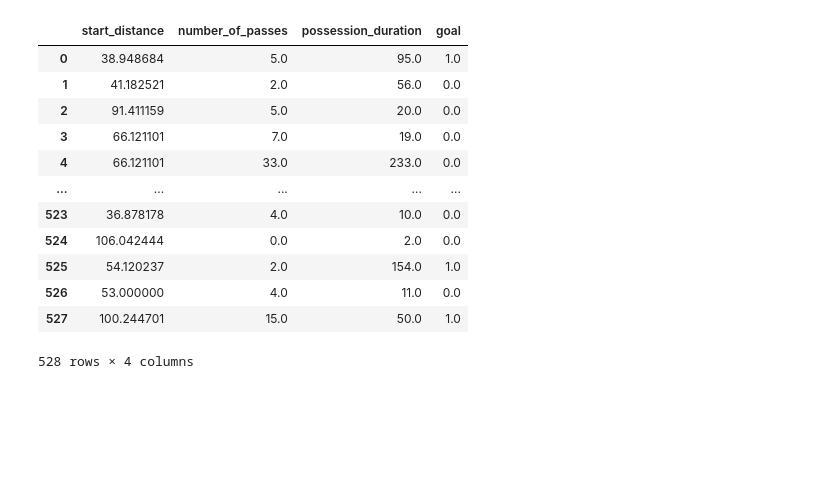
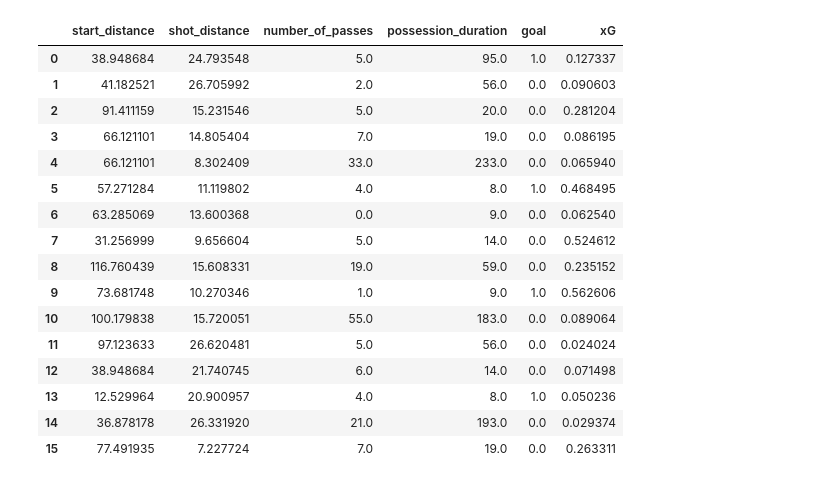
Before and after one commit to jpborsos/SDS358-Barcelona-Project, a Jupyter notebook: Barcelona Counter-Attacking/Barca Counters.ipynb, the cells around one changed output. Saved outputs shown, nothing was run; the diff lists cells and outputs as text; code cells hidden in the pictures; blank space fills up the shorter version.

```diff
--- a/Barcelona Counter-Attacking/Barca Counters.ipynb
+++ b/Barcelona Counter-Attacking/Barca Counters.ipynb
@@ -119,7 +119,7 @@ def check_if_turnover(event):
     return turnover
 # %%
 startLocations = []
-cols = ['start_distance','number_of_passes','possession_duration','goal']
+cols = ['start_distance','shot_distance','number_of_passes','possession_duration','goal','xG']
 data = pd.DataFrame(columns=cols)
 
 for match in LaLigaSeasons['2018/2019']['matches']:
@@ -134,55 +134,66 @@ for match in LaLigaSeasons['2018/2019']['matches']:
             i = index
             endTime = df.iloc[i]['timestamp'][0:8]
             numPasses = 0
+            shotLocation = df.iloc[i]['location']
 
             goal = 0
             if row['shot']['outcome']['name'] == 'Goal':
                 goal = 1
+
+            xG = row['shot']['statsbomb_xg']
 
         while lookingForTurnover == True:
             i -= 1
 
             if df.iloc[i]['type']['name'] == 'Pass':
                 numPasses += 1
 
             if check_if_turnover(df.iloc[i]) == True:
                 startLocation = df.iloc[i]['location']
-                distance = math.sqrt((startLocation[0]-120.0)*(startLocation[0]-120.0)+(startLocation[1]-40.0)*(startLocation[1]-40.0))
-                #print(startLocation,distance)
+                startDistance = math.sqrt((startLocation[0]-120.0)*(startLocation[0]-120.0)+(startLocation[1]-40.0)*(startLocation[1]-40.0))
+
+                shotDistance = math.sqrt((shotLocation[0]-120.0)*(shotLocation[0]-120.0)+(shotLocation[1]-40.0)*(shotLocation[1]-40.0))
 
                 startTime = df.iloc[i]['timestamp'][0:8]
                 FMT = '%H:%M:%S'
                 tdelta = datetime.strptime(endTime, FMT) - datetime.strptime(startTime, FMT)
                 tdelta = tdelta.total_seconds()
 
                 lookingForTurnover = False
-                new = {'start_distance': distance,
+                new = {'start_distance': startDistance,
+                       'shot_distance': shotDistance,
                        'number_of_passes': numPasses,
                        'possession_duration': tdelta,
-                       'goal': goal}
+                       'goal': goal,
+                       'xG': xG,
+                      }
                 data = data.append(new, ignore_index=True)
 
-#    break
+    break
 #print(startLocations)
 #print(sum(x) / (len(x)))
 
 #potentially use xg value instead of goal?
 
 data
 # %% [output]
-|  | start_distance | number_of_passes | possession_duration | goal |
-| 0 | 38.948684 | 5.0 | 95.0 | 1.0 |
-| 1 | 41.182521 | 2.0 | 56.0 | 0.0 |
-| 2 | 91.411159 | 5.0 | 20.0 | 0.0 |
-| 3 | 66.121101 | 7.0 | 19.0 | 0.0 |
-| 4 | 66.121101 | 33.0 | 233.0 | 0.0 |
-| ... | ... | ... | ... | ... |
-| 523 | 36.878178 | 4.0 | 10.0 | 0.0 |
-| 524 | 106.042444 | 0.0 | 2.0 | 0.0 |
-| 525 | 54.120237 | 2.0 | 154.0 | 1.0 |
-| 526 | 53.000000 | 4.0 | 11.0 | 0.0 |
-| 527 | 100.244701 | 15.0 | 50.0 | 1.0 |
+|  | start_distance | shot_distance | number_of_passes | possession_duration | goal | xG |
+| 0 | 38.948684 | 24.793548 | 5.0 | 95.0 | 1.0 | 0.127337 |
+| 1 | 41.182521 | 26.705992 | 2.0 | 56.0 | 0.0 | 0.090603 |
+| 2 | 91.411159 | 15.231546 | 5.0 | 20.0 | 0.0 | 0.281204 |
+| 3 | 66.121101 | 14.805404 | 7.0 | 19.0 | 0.0 | 0.086195 |
+| 4 | 66.121101 | 8.302409 | 33.0 | 233.0 | 0.0 | 0.065940 |
+| 5 | 57.271284 | 11.119802 | 4.0 | 8.0 | 1.0 | 0.468495 |
+| 6 | 63.285069 | 13.600368 | 0.0 | 9.0 | 0.0 | 0.062540 |
+| 7 | 31.256999 | 9.656604 | 5.0 | 14.0 | 0.0 | 0.524612 |
+| 8 | 116.760439 | 15.608331 | 19.0 | 59.0 | 0.0 | 0.235152 |
+| 9 | 73.681748 | 10.270346 | 1.0 | 9.0 | 1.0 | 0.562606 |
+| 10 | 100.179838 | 15.720051 | 55.0 | 183.0 | 0.0 | 0.089064 |
+| 11 | 97.123633 | 26.620481 | 5.0 | 56.0 | 0.0 | 0.024024 |
+| 12 | 38.948684 | 21.740745 | 6.0 | 14.0 | 0.0 | 0.071498 |
+| 13 | 12.529964 | 20.900957 | 4.0 | 8.0 | 1.0 | 0.050236 |
+| 14 | 36.878178 | 26.331920 | 21.0 | 193.0 | 0.0 | 0.029374 |
+| 15 | 77.491935 | 7.227724 | 7.0 | 19.0 | 0.0 | 0.263311 |
-528 rows × 4 columns
 # %%
 data.to_csv(r'shotInfo1819.csv')
 # %%
```
